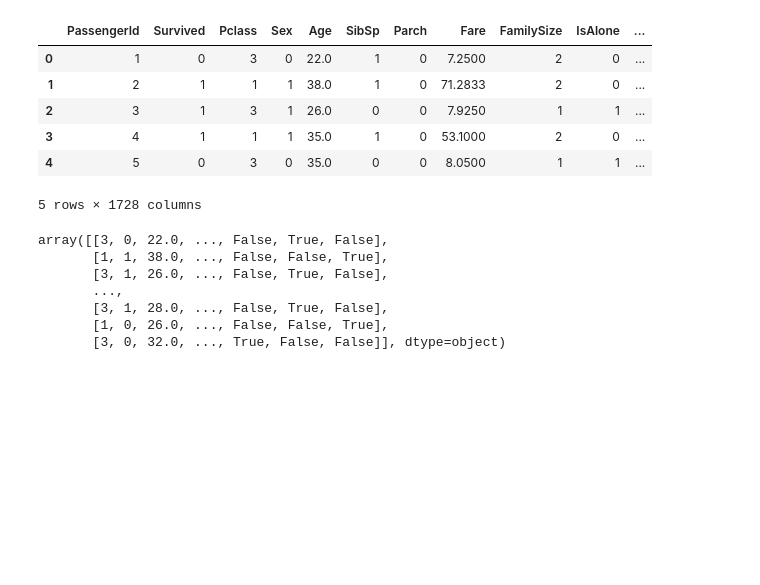
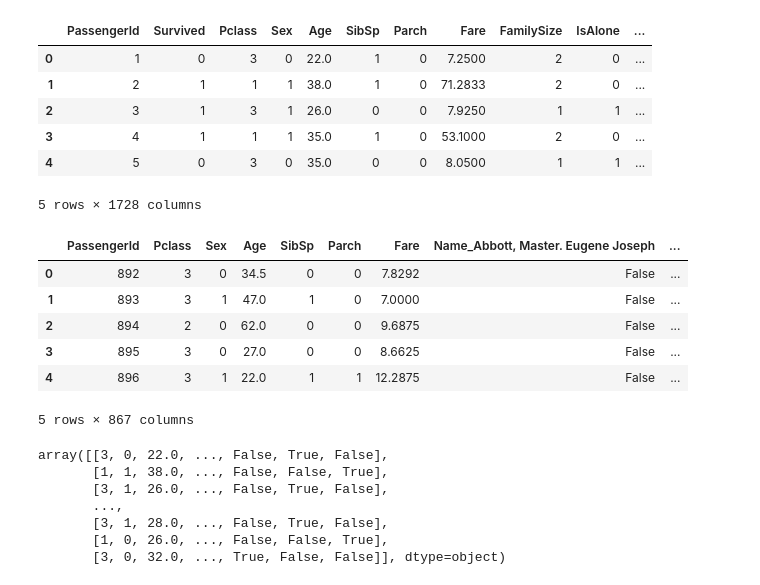
Before and after one commit to bytesbyt/ds_titanic, a Jupyter notebook: titanic.ipynb, the cells around one changed output. Cells and saved outputs as stored; diff of their text form; code cells hidden in the pictures; blank space fills up the shorter version.

Commit message:
one-hot encode categorical variable columns for test data

```diff
--- a/titanic.ipynb
+++ b/titanic.ipynb
@@ -570,6 +570,24 @@ train_data.head()
 | 3 | 4 | 1 | 1 | 1 | 35.0 | 1 | 0 | 53.1000 | 2 | 0 | ... |
 | 4 | 5 | 0 | 3 | 0 | 35.0 | 0 | 0 | 8.0500 | 1 | 1 | ... |
 5 rows × 1728 columns
+# %%
+# One-hot encode categorical variable columns for test data
+
+# Variable to store all the category columns
+cat_cols_test = test_data.select_dtypes(include=['object']).columns
+
+# One hot encode category columns
+test_data = pd.get_dummies(test_data, columns=cat_cols_test, drop_first=False)
+# %%
+test_data.head()
+# %% [output]
+|  | PassengerId | Pclass | Sex | Age | SibSp | Parch | Fare | Name_Abbott, Master. Eugene Joseph | ... |
+| 0 | 892 | 3 | 0 | 34.5 | 0 | 0 | 7.8292 | False | ... |
+| 1 | 893 | 3 | 1 | 47.0 | 1 | 0 | 7.0000 | False | ... |
+| 2 | 894 | 2 | 0 | 62.0 | 0 | 0 | 9.6875 | False | ... |
+| 3 | 895 | 3 | 0 | 27.0 | 0 | 0 | 8.6625 | False | ... |
+| 4 | 896 | 3 | 1 | 22.0 | 1 | 1 | 12.2875 | False | ... |
+5 rows × 867 columns
 # %%
 # Independent and dependent variable
 features = ['Pclass', 'Sex', 'Age', 'Fare', 'Embarked_Q' , 'Embarked_S', 'Embarked_C']
```
Also changed, not shown: parts of 3 cells of this notebook.
